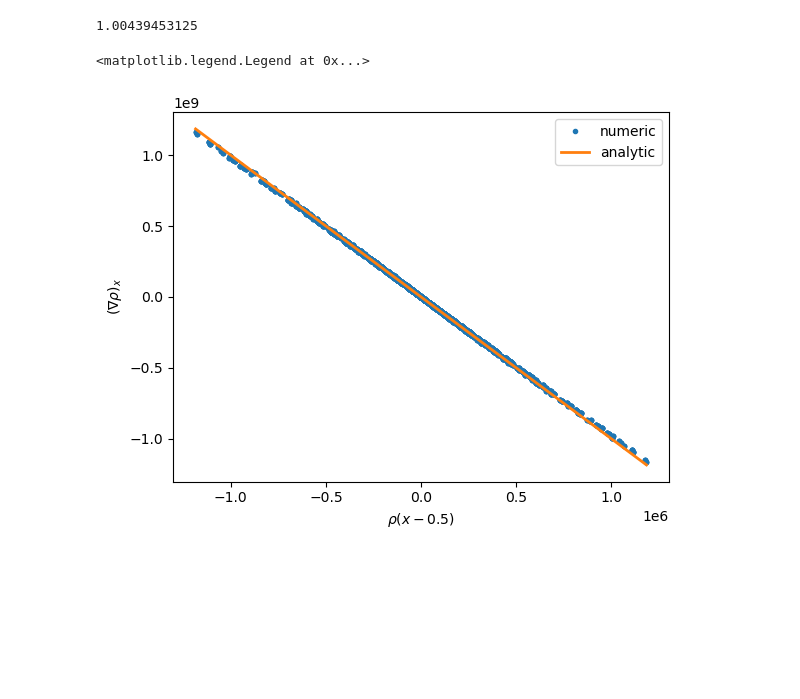
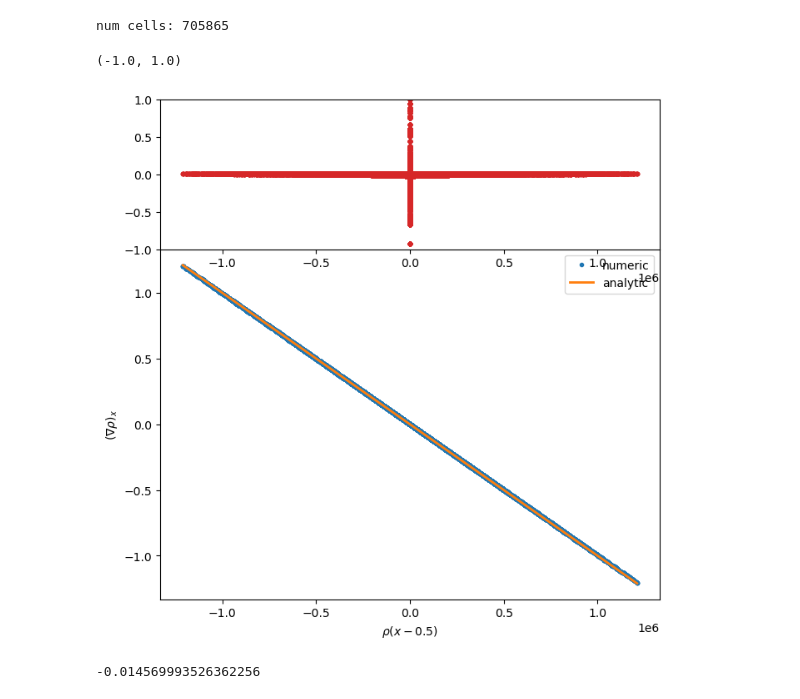
Before and after one commit to 314152718/amr-gpu, a Jupyter notebook: visualize.ipynb, the cells around one changed output. Saved outputs shown, nothing was run; the diff lists cells and outputs as text; code cells hidden in the pictures; blank space fills up the shorter version.

Commit message:
making plots

```diff
--- a/visualize.ipynb
+++ b/visualize.ipynb
@@ -23,5 +9,5 @@ def save_fig(fig_name, filetype="png", dpi=300):
 # %%
-with open('grid.csv', 'r') as f:
+with open('grid8.csv', 'r') as f:
     lines = f.readlines()
     key_list = [key.strip('\n') for key in lines[0].split(',')]
     grid = {key: [] for key in key_list}
@@ -37,22 +23,30 @@ grid.x = grid.i * grid.dx + grid.dx / 2
 grid.y = grid.j * grid.dx + grid.dx / 2
 grid.z = grid.k * grid.dx + grid.dx / 2
 grid.r = np.sqrt((grid.x - 0.5)**2 + (grid.y - 0.5)**2 + (grid.z - 0.5)**2)
+
+print("num cells: %d" % grid.x.size)
+# %% [output]
+num cells: 705865
-# %%
-# check that leaf cells sum to unity
-np.sum(grid.dx[grid.flag_leaf == 1]**3)
-# %% [output]
-1.00439453125
 # %%
+fig = plt.figure(figsize=(6, 6))
+
+ax1 = fig.add_axes([0,0,1,0.7])
+ax2 = fig.add_axes([0,0.7,1,0.3])
+
 sigma = 0.001
 rho_xm0p5 = (grid.rho * (grid.x - 0.5))[grid.flag_leaf == 1]
-plt.plot(rho_xm0p5, grid.rho_grad_x[grid.flag_leaf == 1], '.', label='numeric')
+ax1.plot(rho_xm0p5, grid.rho_grad_x[grid.flag_leaf == 1], '.', label='numeric')
 
 x_space = np.linspace(np.min(rho_xm0p5), np.max(rho_xm0p5))
-plt.plot(x_space, -x_space / sigma, lw=2, label='analytic')
+ax1.plot(x_space, -x_space / sigma, lw=2, label='analytic')
 
-plt.xlabel(r"$\rho (x - 0.5)$")
-plt.ylabel(r"$(\nabla \rho)_x$")
-plt.legend()
+ax1.set_xlabel(r"$\rho (x - 0.5)$")
+ax1.set_ylabel(r"$(\nabla \rho)_x$")
+ax1.legend()
+
+res = (grid.rho_grad_x[grid.flag_leaf == 1] + rho_xm0p5 / sigma) / (rho_xm0p5 / sigma)
+ax2.plot(rho_xm0p5, res, '.', color='C3')
+ax2.set_ylim(-1, 1)
 # %% [output]
-<matplotlib.legend.Legend at 0x...>
+(-1.0, 1.0)
-[figure, old version]
+[figure, new version]
@@ -74,3 +53,7 @@ def plot_grid_slice(z, color='black'):
+# %%
+np.mean(res[np.abs(rho_xm0p5) > 0.01])
+# %% [output]
+-0.014569993526362256
 # %%
 fig = plt.figure(figsize=(6, 6))
 
```
Also changed, not shown: parts of 8 cells of this notebook.
